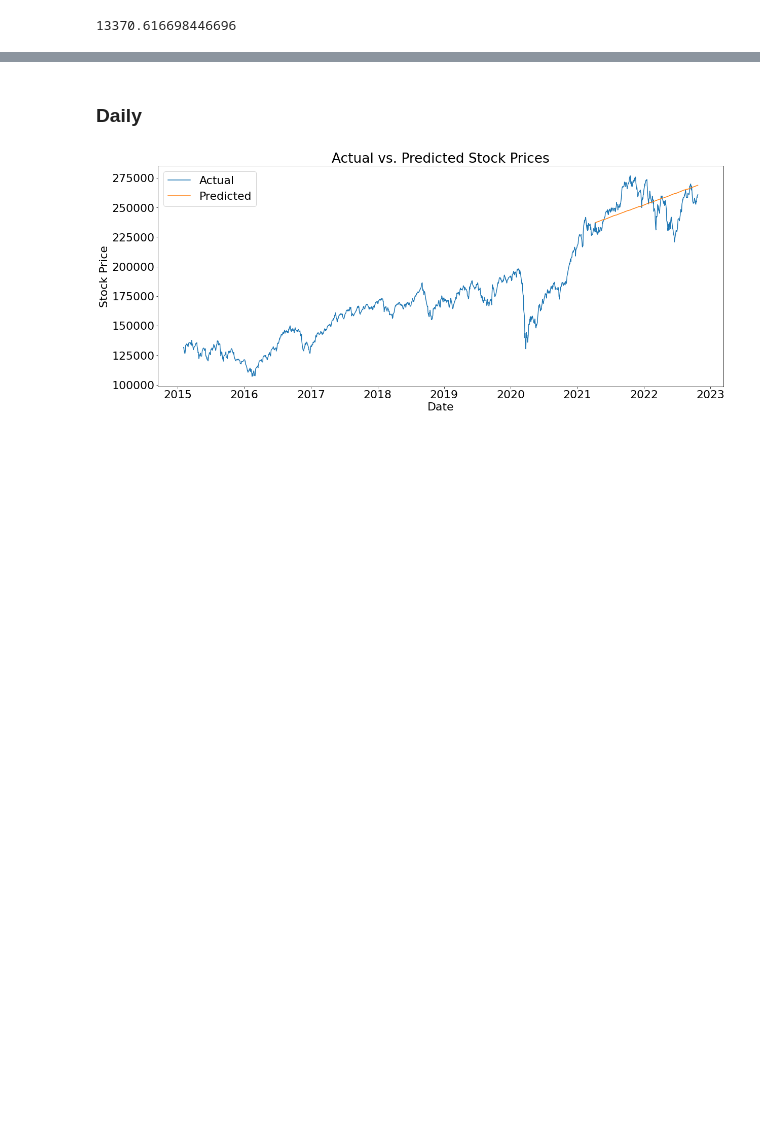
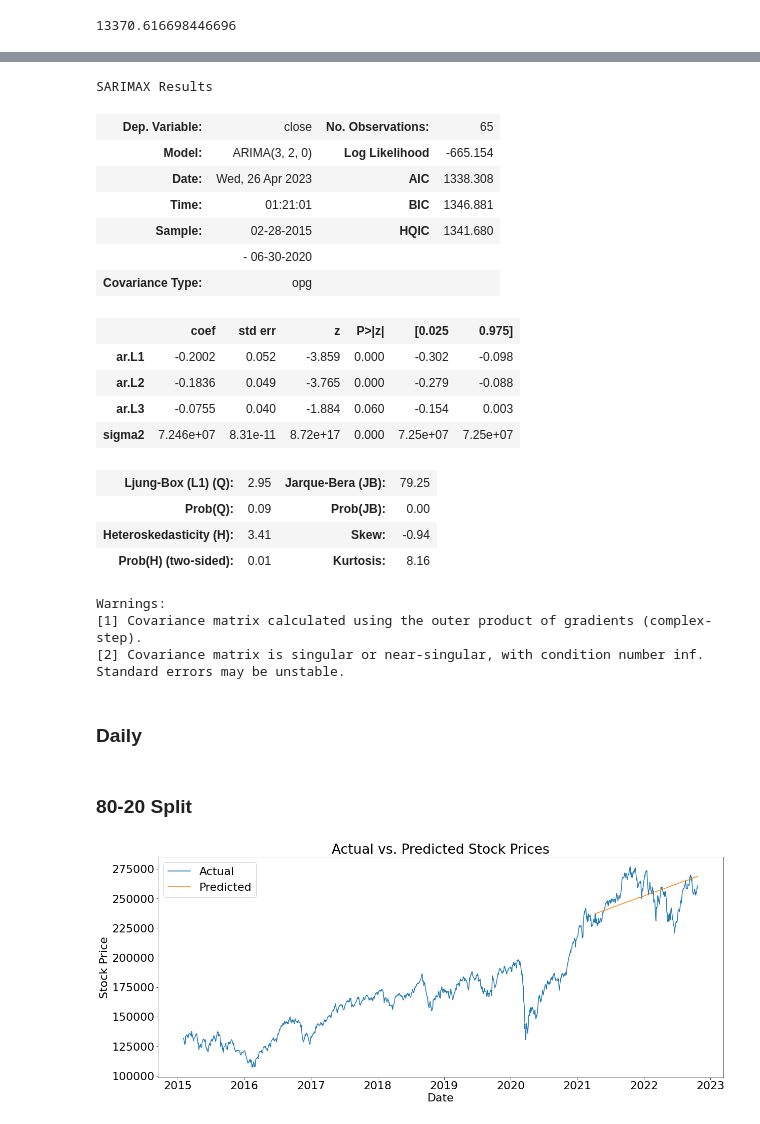
Before and after one commit to rjw8ng/DS5110_FinalProject, a Jupyter notebook: ARIMA/arima_Apr23_pt2.ipynb, the cells around one changed output, grey strips where cells are left out. Saved outputs shown, nothing was run; the diff lists cells and outputs as text; code cells hidden in the pictures; blank space fills up the shorter version.

```diff
--- a/ARIMA/arima_Apr23_pt2.ipynb
+++ b/ARIMA/arima_Apr23_pt2.ipynb
@@ -117,5 +156,30 @@ Warnings:
+# %%
+model_monthly.summary()
+# %% [output]
+SARIMAX Results
+| Dep. Variable: | close | No. Observations: | 65 |
+| Model: | ARIMA(3, 2, 0) | Log Likelihood | -665.154 |
+| Date: | Wed, 26 Apr 2023 | AIC | 1338.308 |
+| Time: | 01:21:01 | BIC | 1346.881 |
+| Sample: | 02-28-2015 | HQIC | 1341.680 |
+|  | - 06-30-2020 |  |  |
+| Covariance Type: | opg |  |  |
+|  | coef | std err | z | P>|z| | [0.025 | 0.975] |
+| ar.L1 | -0.2002 | 0.052 | -3.859 | 0.000 | -0.302 | -0.098 |
+| ar.L2 | -0.1836 | 0.049 | -3.765 | 0.000 | -0.279 | -0.088 |
+| ar.L3 | -0.0755 | 0.040 | -1.884 | 0.060 | -0.154 | 0.003 |
+| sigma2 | 7.246e+07 | 8.31e-11 | 8.72e+17 | 0.000 | 7.25e+07 | 7.25e+07 |
+| Ljung-Box (L1) (Q): | 2.95 | Jarque-Bera (JB): | 79.25 |
+| Prob(Q): | 0.09 | Prob(JB): | 0.00 |
+| Heteroskedasticity (H): | 3.41 | Skew: | -0.94 |
+| Prob(H) (two-sided): | 0.01 | Kurtosis: | 8.16 |
+Warnings:
+[1] Covariance matrix calculated using the outer product of gradients (complex-step).
+[2] Covariance matrix is singular or near-singular, with condition number inf. Standard errors may be unstable.
 # %% [markdown]
 ### Daily
+# %% [markdown]
+### 80-20 Split
 # %%
 agg_data_daily = pd.read_csv(data_dir + "aggregate_data_daily.csv", parse_dates=True).set_index('date')
 agg_data_daily.index = pd.DatetimeIndex(agg_data_daily.index)
```
Also changed, not shown: parts of 16 cells of this notebook, 10 other files.
